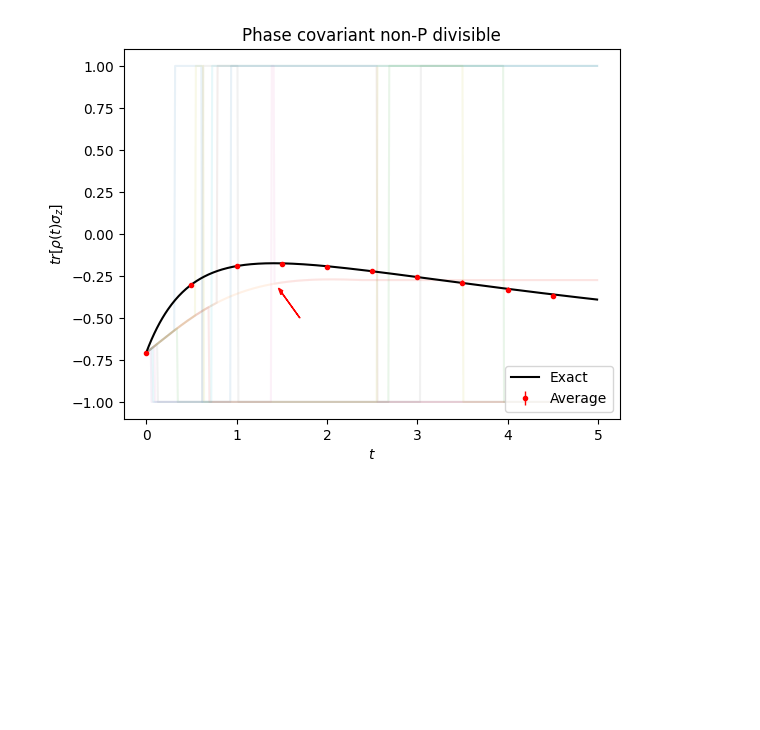
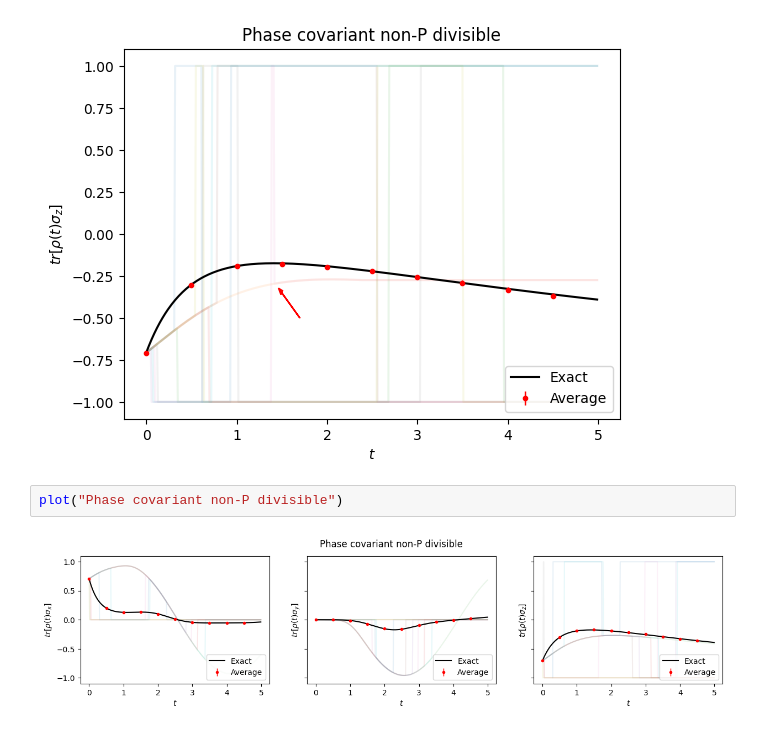
Before and after one commit to federicoSettimo/ROQJ, a Jupyter notebook: Examples/Phase covariant.ipynb, the cells around one changed output. Drawn from its saved outputs; the diff is of its cells as text; blank space fills up the shorter version.

Commit message:
Added plot Bloch vector reverse jumps

```diff
--- a/Examples/Phase covariant.ipynb
+++ b/Examples/Phase covariant.ipynb
@@ -225,3 +225,7 @@ plt.arrow(1.7,-0.5,-0.2,0.15, head_width = .03, width = 0.001, color = "red")
 plt.show()
 # %% [output]
 [figure]
+# %%
+plot("Phase covariant non-P divisible")
+# %% [output]
+[figure, added]
```
Also changed, not shown: parts of 1 cell of this notebook.
